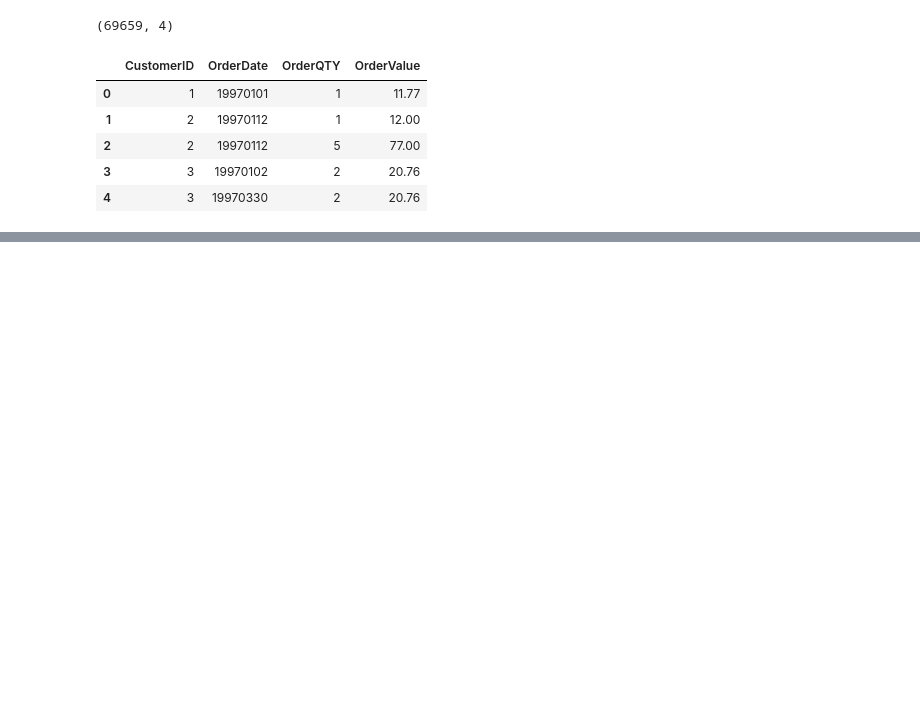
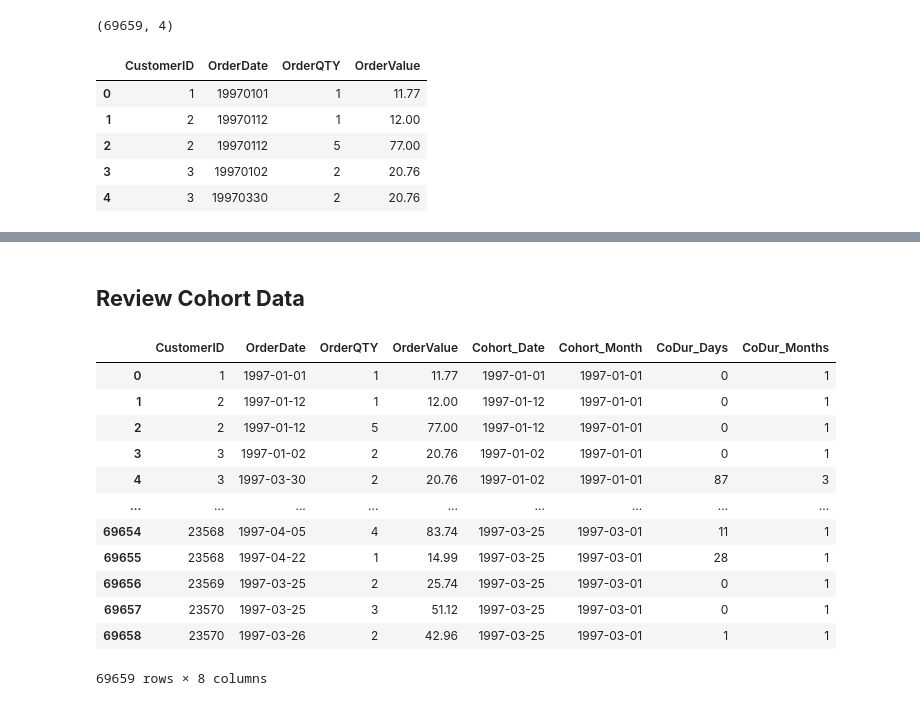
Before and after one commit to akshayyewle/Marketing-Analytics, a Jupyter notebook: 10 CLV Prediction Using Machine Learning/Python Notebook.ipynb, the cells around one changed output, grey strips where cells are left out. Drawn from its saved outputs; the diff is of its cells as text; code cells hidden in the pictures; blank space fills up the shorter version.

```diff
--- a/10 CLV Prediction Using Machine Learning/Python Notebook.ipynb
+++ b/10 CLV Prediction Using Machine Learning/Python Notebook.ipynb
@@ -27,0 +52,6 @@ df.head()
+# %%
+# Change Datatype For OrderDate
+df['OrderDate'] = df['OrderDate'].astype(str)
+df['OrderDate'] = pd.to_datetime(df['OrderDate'],format='%Y%m%d')
+
+df.info()
@@ -27,0 +102,3 @@ df.head()
+# %%
+df['Cohort_Date'] = df.groupby('CustomerID')['OrderDate'].transform('min')
+df.head()
@@ -27,0 +114,3 @@ df.head()
+# %%
+df['Cohort_Month'] = df['Cohort_Date'].apply(lambda x: x.strftime('%Y-%m-01'))
+df.head()
@@ -27,0 +135,5 @@ df.head()
+# %%
+df['CoDur_Days'] = (df['OrderDate']-df['Cohort_Date']).dt.days
+df['CoDur_Months'] = (df['CoDur_Days']/30.14).astype(int) + 1
+
+df.head()
@@ -27,0 +147,18 @@ df.head()
+# %% [markdown]
+## **Review Cohort Data**
+# %%
+df.sort_values(['CustomerID','OrderDate'],ascending=True)
+# %% [output]
+|  | CustomerID | OrderDate | OrderQTY | OrderValue | Cohort_Date | Cohort_Month | CoDur_Days | CoDur_Months |
+| 0 | 1 | 1997-01-01 | 1 | 11.77 | 1997-01-01 | 1997-01-01 | 0 | 1 |
+| 1 | 2 | 1997-01-12 | 1 | 12.00 | 1997-01-12 | 1997-01-01 | 0 | 1 |
+| 2 | 2 | 1997-01-12 | 5 | 77.00 | 1997-01-12 | 1997-01-01 | 0 | 1 |
+| 3 | 3 | 1997-01-02 | 2 | 20.76 | 1997-01-02 | 1997-01-01 | 0 | 1 |
+| 4 | 3 | 1997-03-30 | 2 | 20.76 | 1997-01-02 | 1997-01-01 | 87 | 3 |
+| ... | ... | ... | ... | ... | ... | ... | ... | ... |
+| 69654 | 23568 | 1997-04-05 | 4 | 83.74 | 1997-03-25 | 1997-03-01 | 11 | 1 |
+| 69655 | 23568 | 1997-04-22 | 1 | 14.99 | 1997-03-25 | 1997-03-01 | 28 | 1 |
+| 69656 | 23569 | 1997-03-25 | 2 | 25.74 | 1997-03-25 | 1997-03-01 | 0 | 1 |
+| 69657 | 23570 | 1997-03-25 | 3 | 51.12 | 1997-03-25 | 1997-03-01 | 0 | 1 |
+| 69658 | 23570 | 1997-03-26 | 2 | 42.96 | 1997-03-25 | 1997-03-01 | 1 | 1 |
+69659 rows × 8 columns
```
Also changed, not shown: parts of 29 cells of this notebook.
